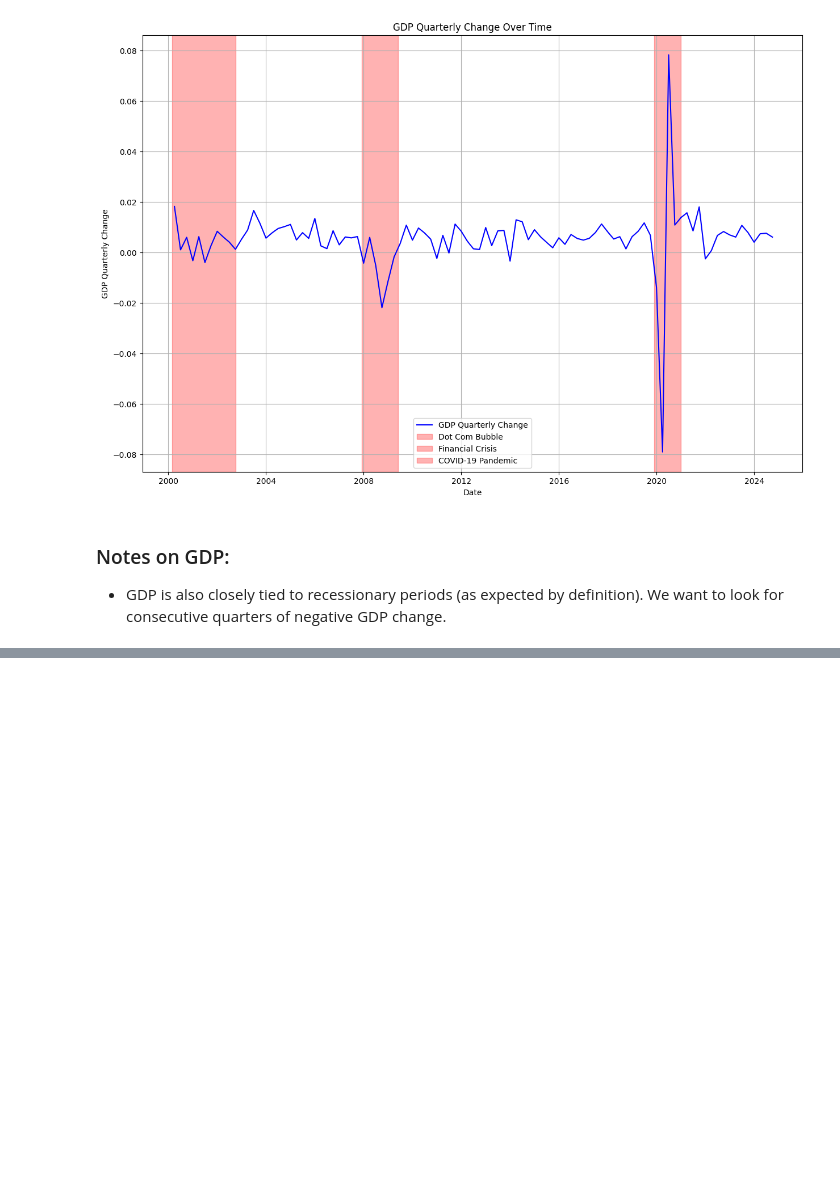
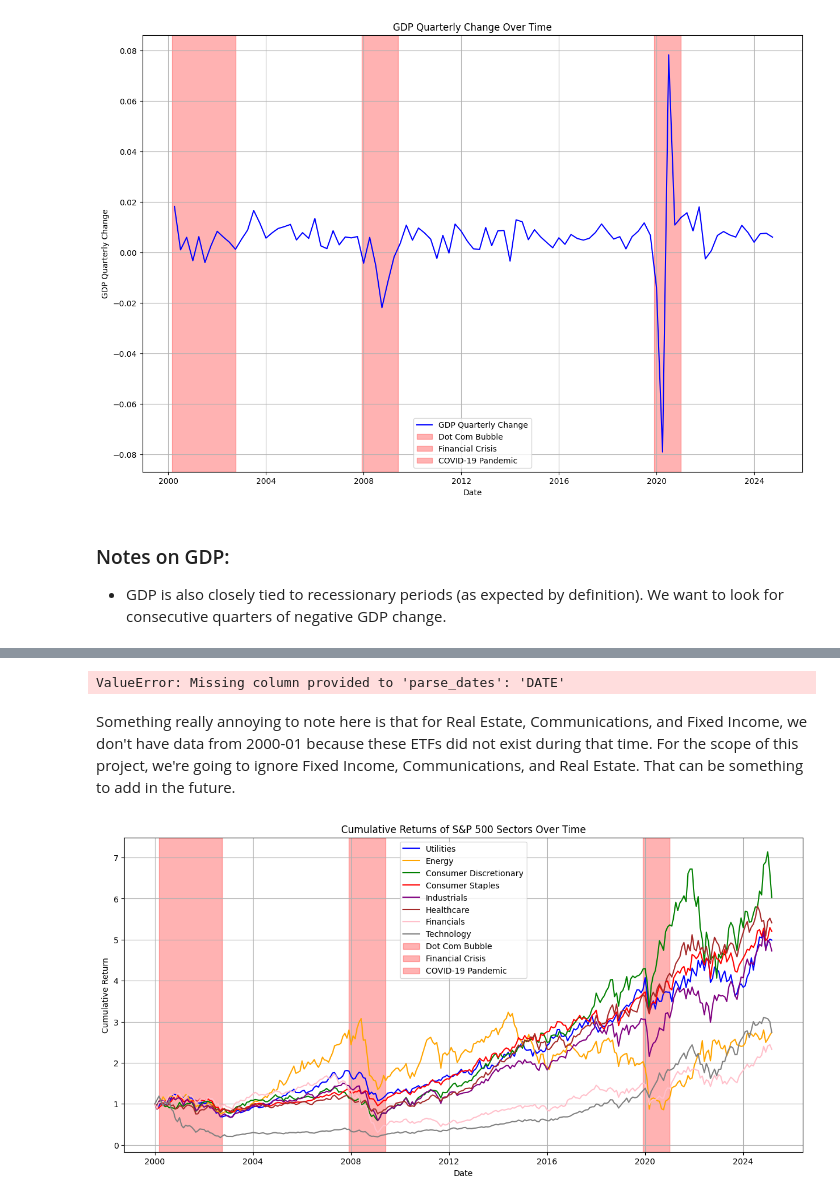
Before and after one commit to JackDamato/IC-Quant-Final-Project, a Jupyter notebook: JackDamatoFinal.ipynb, the cells around one changed output, grey strips where cells are left out. Cells and saved outputs as stored; diff of their text form; code cells hidden in the pictures; blank space fills up the shorter version.

```diff
--- a/JackDamatoFinal.ipynb
+++ b/JackDamatoFinal.ipynb
@@ -171,0 +280,69 @@ plt.show()
+# %%
+# View the head of data for all sectors.
+
+for sector, ticker in sector_tickers.items():
+    data = pd.read_csv(f"SectorData/{ticker}.csv", parse_dates=["DATE"])
+    print(f"{sector} Data:")
+    print(data.head(), "\n")
+# %% [output]
+ValueError: Missing column provided to 'parse_dates': 'DATE'
+# %% [markdown]
+Something really annoying to note here is that for Real Estate, Communications, and Fixed Income, we don't have data from 2000-01 because these ETFs did not exist during that time. For the scope of this project, we're going to ignore Fixed Income, Communications, and Real Estate. That can be something to add in the future.
+# %%
+# Now let's get monthly log returns for each sector and plot them.
+import numpy as np
+import matplotlib.pyplot as plt
+import matplotlib.dates as mdates
+import pandas as pd
+
+included_sectors = {
+    "Utilities": "XLU",
+    "Energy": "XLE",
+    "Consumer Discretionary": "XLY",
+    "Consumer Staples": "XLP",
+    "Industrials": "XLI",
+    "Healthcare": "XLV",
+    "Financials": "XLF",
+    "Technology": "XLK"
+}
+
+
+sectors_df = pd.DataFrame()
+sectors_df["DATE"] = pd.date_range(start="2000-01-01", end="2025-03-01", freq="MS")
+sectors_df.set_index("DATE", inplace=True)
+for sector, ticker in included_sectors.items():
+    data = pd.read_csv(f"SectorData/{ticker}.csv", parse_dates=["DATE"])
+    data.set_index("DATE", inplace=True)
+    data.rename(columns={"Close": f"{ticker} Close"}, inplace=True)
+    sectors_df = pd.merge(sectors_df, data, left_index=True, right_index=True, how="outer")
+    sectors_df[f"{ticker} Log Return"] = np.log(sectors_df[f"{ticker} Close"] / sectors_df[f"{ticker} Close"].shift(1))
+
+# Replace all NaN values with 0
+sectors_df.fillna(0, inplace=True)
+
+sectors_df.head()
+
+# Now lets plot cumulative returns for each sector
+plt.figure(figsize=(15, 7))
+plt.plot(sectors_df.index, (sectors_df["XLU Log Return"] + 1).cumprod(), label="Utilities", color="blue")
+plt.plot(sectors_df.index, (sectors_df["XLE Log Return"] + 1).cumprod(), label="Energy", color="orange")
+plt.plot(sectors_df.index, (sectors_df["XLY Log Return"] + 1).cumprod(), label="Consumer Discretionary", color="green")
+plt.plot(sectors_df.index, (sectors_df["XLP Log Return"] + 1).cumprod(), label="Consumer Staples", color="red")
+plt.plot(sectors_df.index, (sectors_df["XLI Log Return"] + 1).cumprod(), label="Industrials", color="purple")
+plt.plot(sectors_df.index, (sectors_df["XLV Log Return"] + 1).cumprod(), label="Healthcare", color="brown")
+plt.plot(sectors_df.index, (sectors_df["XLF Log Return"] + 1).cumprod(), label="Financials", color="pink")
+plt.plot(sectors_df.index, (sectors_df["XLK Log Return"] + 1).cumprod(), label="Technology", color="gray")
+
+
+# Highlight notable date ranges
+for label, (start, end) in notable_date_ranges.items():
+    plt.axvspan(pd.to_datetime(start), pd.to_datetime(end), color='red', alpha=0.3, label=label)
+
+plt.title("Cumulative Returns of S&P 500 Sectors Over Time")
+plt.xlabel("Date")
+plt.ylabel("Cumulative Return")
+plt.legend()
+plt.grid()
+plt.show()
+# %% [output]
+[figure, added]
```
Also changed, not shown: parts of 6 cells of this notebook, 14 other files.
